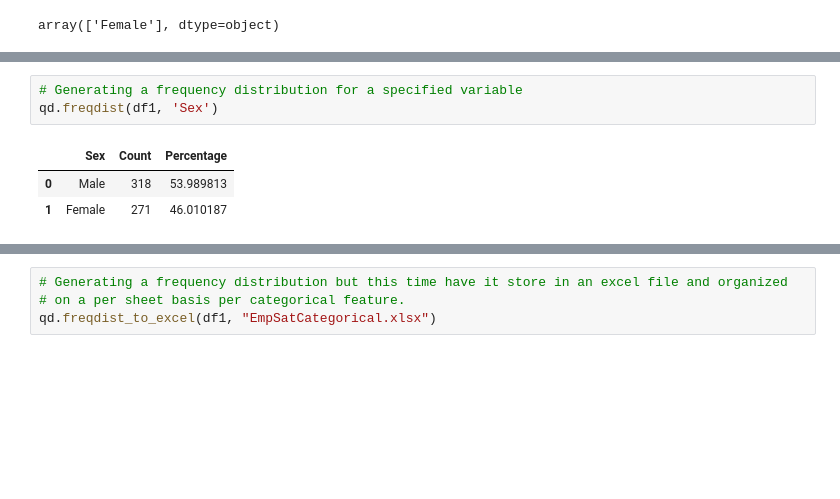
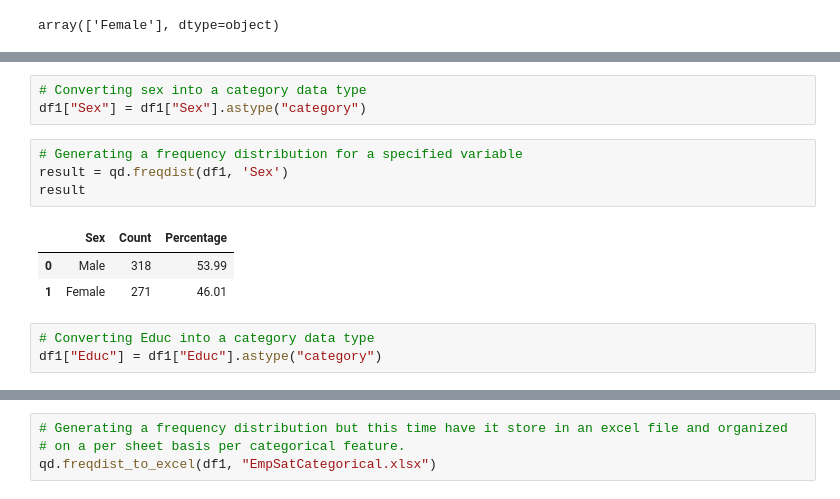
Before and after one commit to Dcroix/qdesc, a Jupyter notebook: Qdesc Demo Notebook One.ipynb, the cells around one changed output, grey strips where cells are left out. Drawn from its saved outputs; the diff is of its cells as text; blank space fills up the shorter version.

```diff
--- a/Qdesc Demo Notebook One.ipynb
+++ b/Qdesc Demo Notebook One.ipynb
@@ -185,12 +185,19 @@ qd.normcheck_dashboard(Female)
   Decision : Reject Null
 [figure]
+# %%
+# Converting sex into a category data type
+df1["Sex"] = df1["Sex"].astype("category")
 # %%
 # Generating a frequency distribution for a specified variable
-qd.freqdist(df1, 'Sex')
+result = qd.freqdist(df1, 'Sex')
+result
 # %% [output]
 |  | Sex | Count | Percentage |
-| 0 | Male | 318 | 53.989813 |
-| 1 | Female | 271 | 46.010187 |
+| 0 | Male | 318 | 53.99 |
+| 1 | Female | 271 | 46.01 |
+# %%
+# Converting Educ into a category data type
+df1["Educ"] = df1["Educ"].astype("category")
 # %%
 # Generating a frequency distribution for a specified variable
 qd.freqdist(df1, 'Educ')
```
Also changed, not shown: parts of 14 cells of this notebook.
